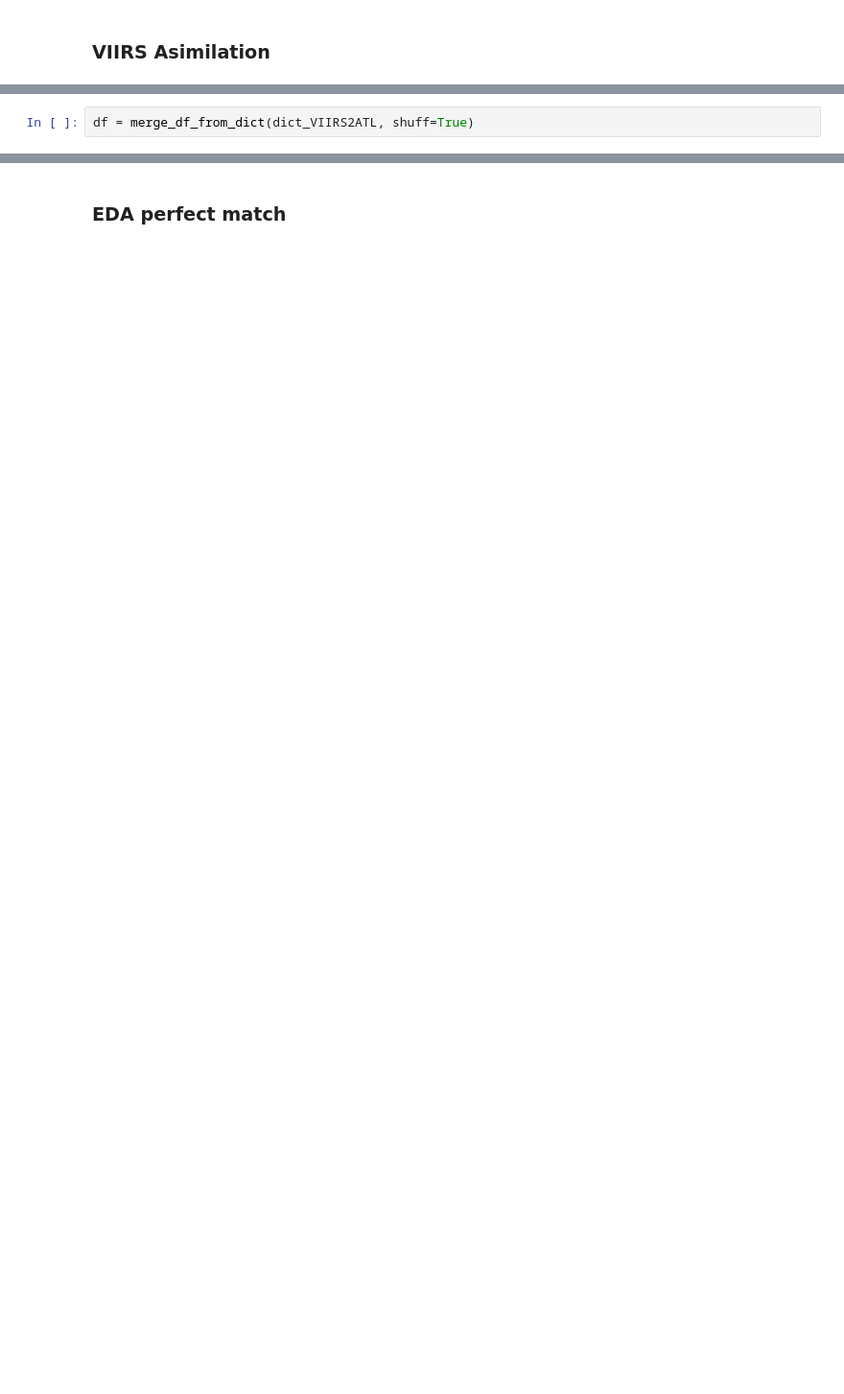
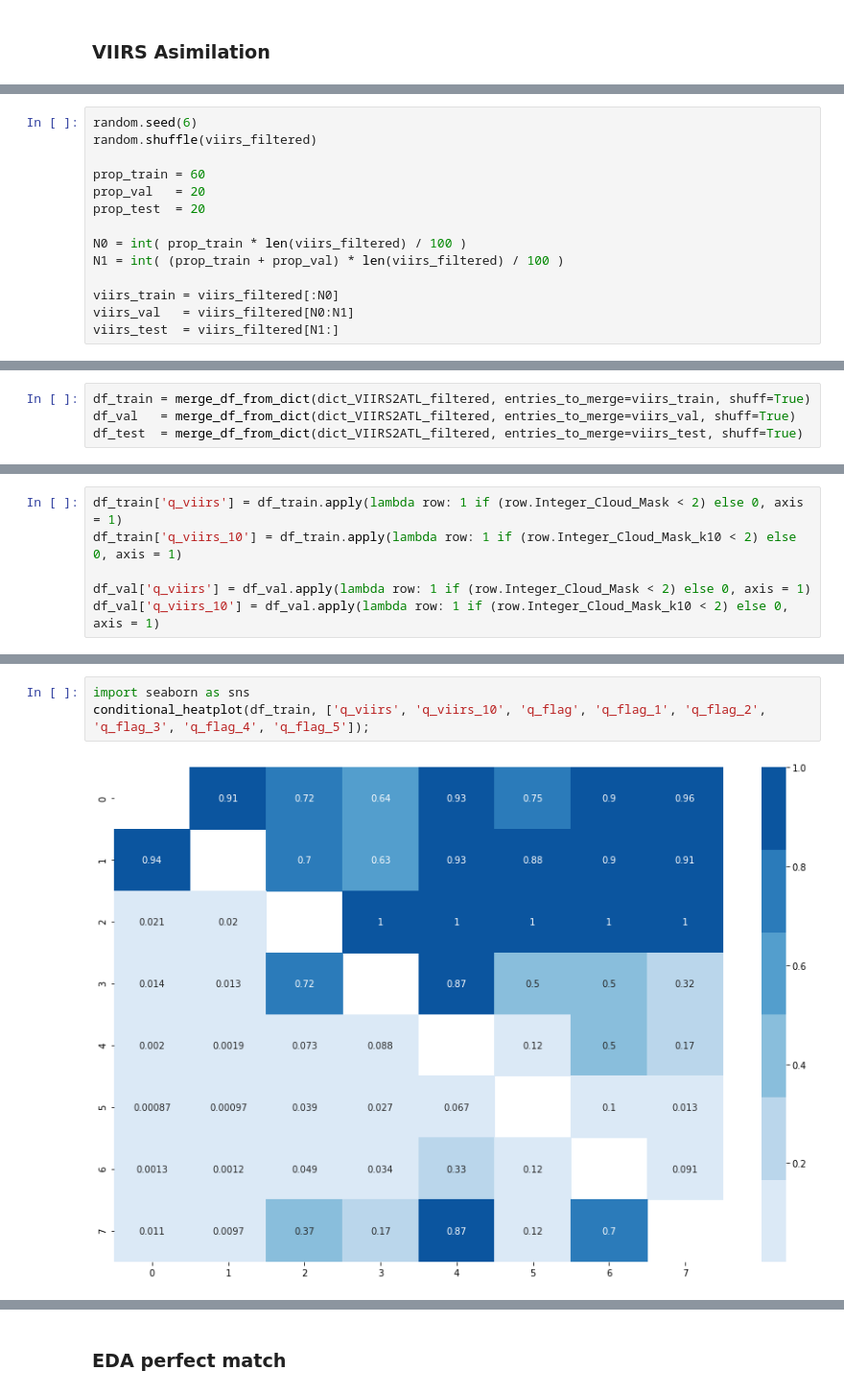
Before and after one commit to ICESAT-2HackWeek/CloudMask, a Jupyter notebook: CloudMask.ipynb, the cells around one changed output, grey strips where cells are left out. Shown at 96% size. Cells and saved outputs as stored; diff of their text form; blank space fills up the shorter version.

```diff
--- a/CloudMask.ipynb
+++ b/CloudMask.ipynb
@@ -396,2 +262,0 @@ len(list_keys)
-# %%
-df = merge_df_from_dict(dict_VIIRS2ATL, shuff=True)
@@ -417,0 +326,14 @@ df.head()
+# %%
+random.seed(6)
+random.shuffle(viirs_filtered)
+
+prop_train = 60
+prop_val   = 20
+prop_test  = 20
+
+N0 = int( prop_train * len(viirs_filtered) / 100 )
+N1 = int( (prop_train + prop_val) * len(viirs_filtered) / 100 )
+
+viirs_train = viirs_filtered[:N0]
+viirs_val   = viirs_filtered[N0:N1]
+viirs_test  = viirs_filtered[N1:]
@@ -417,0 +345,4 @@ df.head()
+# %%
+df_train = merge_df_from_dict(dict_VIIRS2ATL_filtered, entries_to_merge=viirs_train, shuff=True)
+df_val   = merge_df_from_dict(dict_VIIRS2ATL_filtered, entries_to_merge=viirs_val, shuff=True)
+df_test  = merge_df_from_dict(dict_VIIRS2ATL_filtered, entries_to_merge=viirs_test, shuff=True)
@@ -417,0 +370,6 @@ df.head()
+# %%
+df_train['q_viirs'] = df_train.apply(lambda row: 1 if (row.Integer_Cloud_Mask < 2) else 0, axis = 1)
+df_train['q_viirs_10'] = df_train.apply(lambda row: 1 if (row.Integer_Cloud_Mask_k10 < 2) else 0, axis = 1)
+
+df_val['q_viirs'] = df_val.apply(lambda row: 1 if (row.Integer_Cloud_Mask < 2) else 0, axis = 1)
+df_val['q_viirs_10'] = df_val.apply(lambda row: 1 if (row.Integer_Cloud_Mask_k10 < 2) else 0, axis = 1)
@@ -417,0 +413,5 @@ df.head()
+# %%
+import seaborn as sns
+conditional_heatplot(df_train, ['q_viirs', 'q_viirs_10', 'q_flag', 'q_flag_1', 'q_flag_2', 'q_flag_3', 'q_flag_4', 'q_flag_5']);
+# %% [output]
+[figure, added]
```
Also changed, not shown: parts of 113 cells of this notebook.
